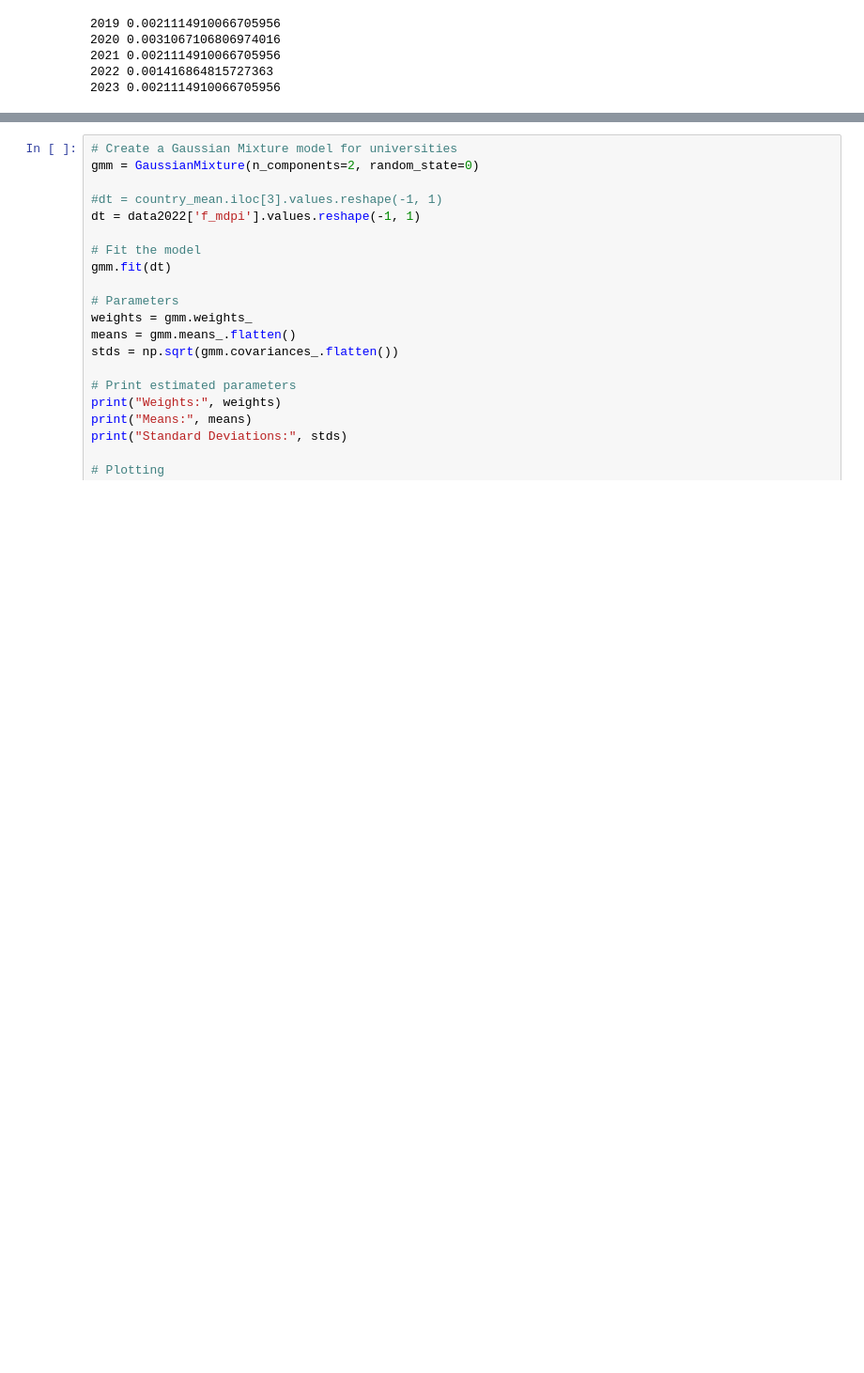
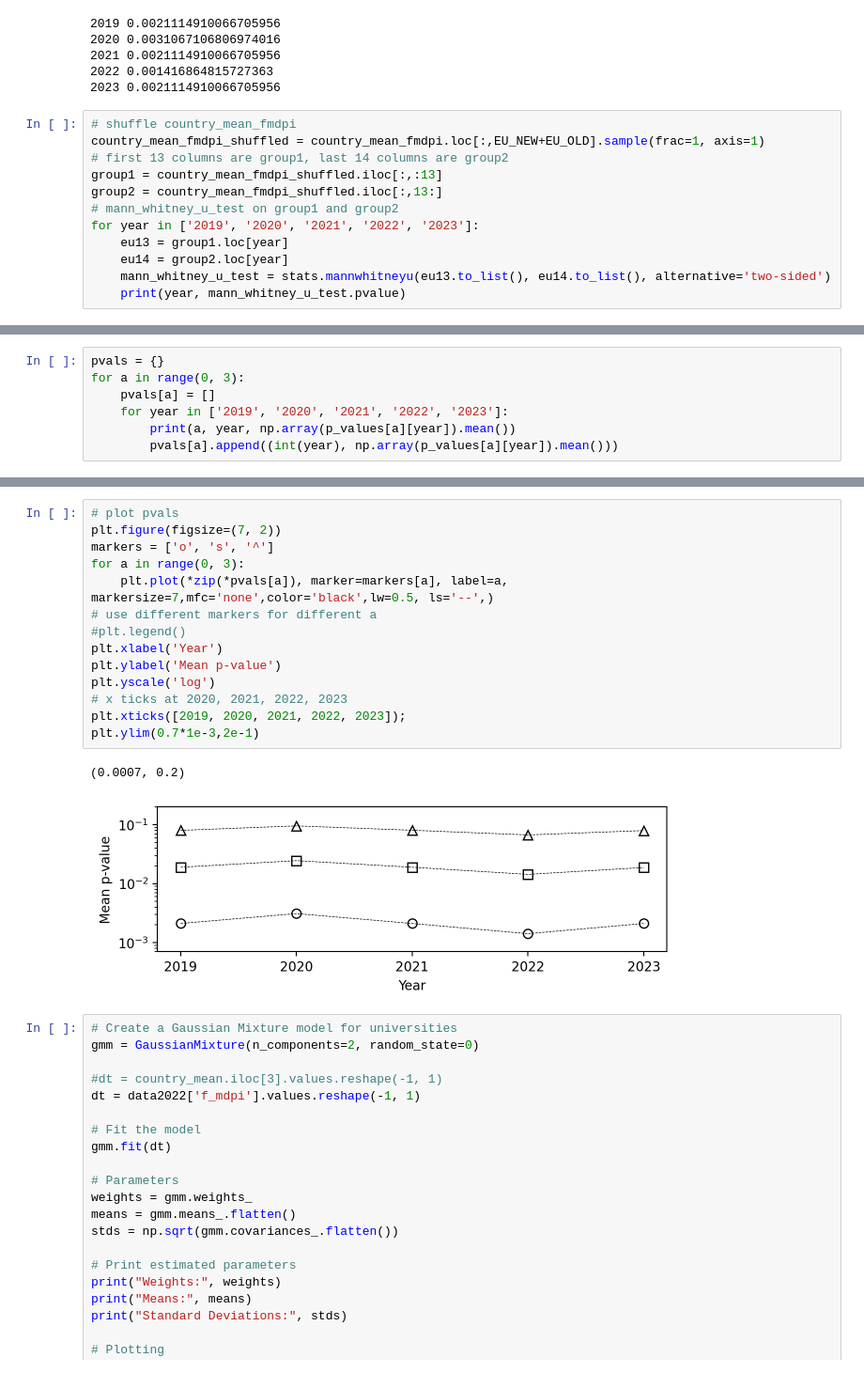
Before and after one commit to deankorosak/two-cultures, a Jupyter notebook: code/leiden-openalex-data-analyses.ipynb, the cells around one changed output, grey strips where cells are left out. Shown at 94% size. Drawn from its saved outputs; the diff is of its cells as text; blank space fills up the shorter version.

```diff
--- a/code/leiden-openalex-data-analyses.ipynb
+++ b/code/leiden-openalex-data-analyses.ipynb
@@ -385,3 +365,15 @@ for year in ['2019', '2020', '2021', '2022', '2023']:
 2021 0.0021114910066705956
 2022 0.001416864815727363
 2023 0.0021114910066705956
+# %%
+# shuffle country_mean_fmdpi
+country_mean_fmdpi_shuffled = country_mean_fmdpi.loc[:,EU_NEW+EU_OLD].sample(frac=1, axis=1)
+# first 13 columns are group1, last 14 columns are group2
+group1 = country_mean_fmdpi_shuffled.iloc[:,:13]
+group2 = country_mean_fmdpi_shuffled.iloc[:,13:]
+# mann_whitney_u_test on group1 and group2
+for year in ['2019', '2020', '2021', '2022', '2023']:
+    eu13 = group1.loc[year]
+    eu14 = group2.loc[year]
+    mann_whitney_u_test = stats.mannwhitneyu(eu13.to_list(), eu14.to_list(), alternative='two-sided')
+    print(year, mann_whitney_u_test.pvalue)
@@ -387,0 +412,7 @@ for year in ['2019', '2020', '2021', '2022', '2023']:
+# %%
+pvals = {}
+for a in range(0, 3):
+    pvals[a] = []
+    for year in ['2019', '2020', '2021', '2022', '2023']:
+        print(a, year, np.array(p_values[a][year]).mean())
+        pvals[a].append((int(year), np.array(p_values[a][year]).mean()))
@@ -388,3 +435,20 @@ for year in ['2019', '2020', '2021', '2022', '2023']:
+# %%
+# plot pvals
+plt.figure(figsize=(7, 2))
+markers = ['o', 's', '^']
+for a in range(0, 3):
+    plt.plot(*zip(*pvals[a]), marker=markers[a], label=a, markersize=7,mfc='none',color='black',lw=0.5, ls='--',)
+# use different markers for different a
+#plt.legend()
+plt.xlabel('Year')
+plt.ylabel('Mean p-value')
+plt.yscale('log')
+# x ticks at 2020, 2021, 2022, 2023
+plt.xticks([2019, 2020, 2021, 2022, 2023]);
+plt.ylim(0.7*1e-3,2e-1)
+# %% [output]
+(0.0007, 0.2)
+[figure, added]
 # %%
 # Create a Gaussian Mixture model for universities
 gmm = GaussianMixture(n_components=2, random_state=0)
```
Also changed, not shown: parts of 33 cells of this notebook, 11 other files.
